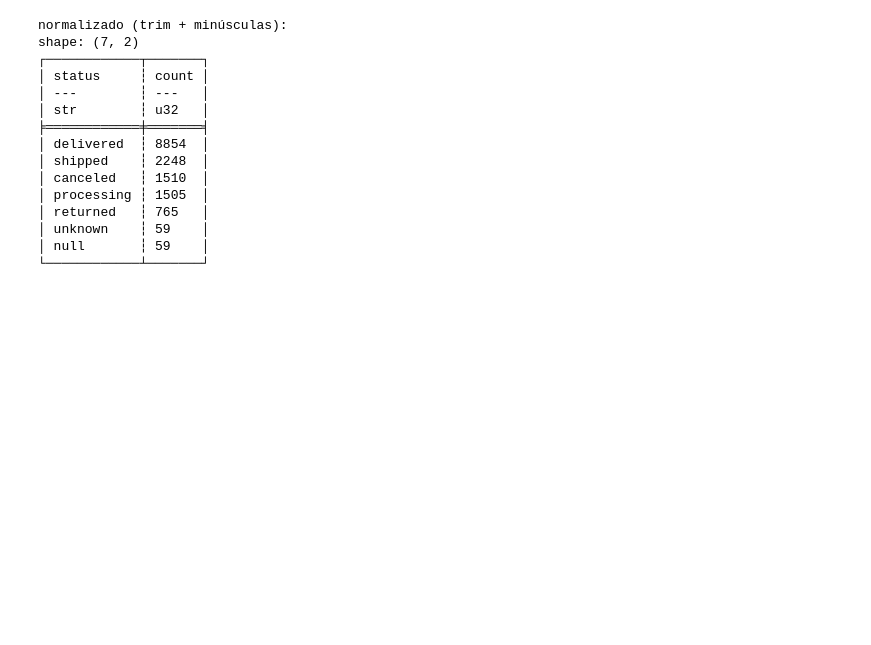
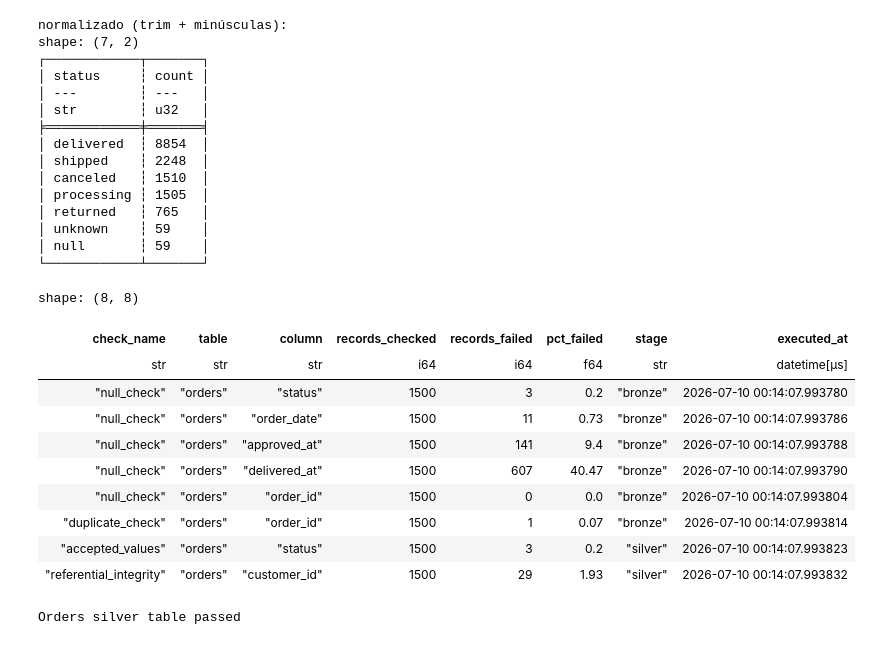
Before and after one commit to Almor21/ecommerce_etl, a Jupyter notebook: notebook.ipynb, the cells around one changed output. Saved outputs shown, nothing was run; the diff lists cells and outputs as text; code cells hidden in the pictures; blank space fills up the shorter version.

Commit message:
feat: Add new transformation functions and update data quality checks for orders

```diff
--- a/notebook.ipynb
+++ b/notebook.ipynb
@@ -286,0 +311,42 @@ shape: (7, 2)
+# %%
+quality_rows = []
+def record_check(check_name, table, column, checked, failed, stage):
+    quality_rows.append({
+        "check_name": check_name, "table": table, "column": column,
+        "records_checked": checked, "records_failed": failed,
+        "pct_failed": round(100 * failed / checked, 2) if checked else 0.0,
+        "stage": stage, "executed_at": datetime.now(),
+    })
+
+null_counts = orders_bronze.select(["status", "order_date", "approved_at", "delivered_at"]).null_count()
+for col in ["status", "order_date", "approved_at", "delivered_at"]:
+    record_check("null_check", "orders", col, orders_bronze.height, null_counts[col][0], "bronze")
+record_check("null_check", "orders", "order_id", orders_bronze.height, rej_null.height, "bronze")
+record_check("duplicate_check", "orders", "order_id", orders_bronze.height, rej_dup.height, "bronze")
+
+record_check("accepted_values", "orders", "status", orders_bronze.height, rej_status.height, "silver")
+record_check("referential_integrity", "orders", "customer_id", orders_bronze.height, rej_orphan.height, "silver")
+
+quality = pl.DataFrame(quality_rows)
+write_parquet(quality, config.QUALITY_DIR / "orders.parquet")
+quality
+# %% [output]
+shape: (8, 8)
+| check_name | table | column | records_checked | records_failed | pct_failed | stage | executed_at |
+| str | str | str | i64 | i64 | f64 | str | datetime[μs] |
+| "null_check" | "orders" | "status" | 1500 | 3 | 0.2 | "bronze" | 2026-07-10 00:14:07.993780 |
+| "null_check" | "orders" | "order_date" | 1500 | 11 | 0.73 | "bronze" | 2026-07-10 00:14:07.993786 |
+| "null_check" | "orders" | "approved_at" | 1500 | 141 | 9.4 | "bronze" | 2026-07-10 00:14:07.993788 |
+| "null_check" | "orders" | "delivered_at" | 1500 | 607 | 40.47 | "bronze" | 2026-07-10 00:14:07.993790 |
+| "null_check" | "orders" | "order_id" | 1500 | 0 | 0.0 | "bronze" | 2026-07-10 00:14:07.993804 |
+| "duplicate_check" | "orders" | "order_id" | 1500 | 1 | 0.07 | "bronze" | 2026-07-10 00:14:07.993814 |
+| "accepted_values" | "orders" | "status" | 1500 | 3 | 0.2 | "silver" | 2026-07-10 00:14:07.993823 |
+| "referential_integrity" | "orders" | "customer_id" | 1500 | 29 | 1.93 | "silver" | 2026-07-10 00:14:07.993832 |
+# %%
+try:
+    Orders.validate(orders_silver, lazy=True)
+    print("Orders silver table passed")
+except pa.errors.SchemaErrors as e:
+    display(e.failure_cases)
+# %% [output]
+Orders silver table passed
```
Also changed, not shown: parts of 4 cells of this notebook.
